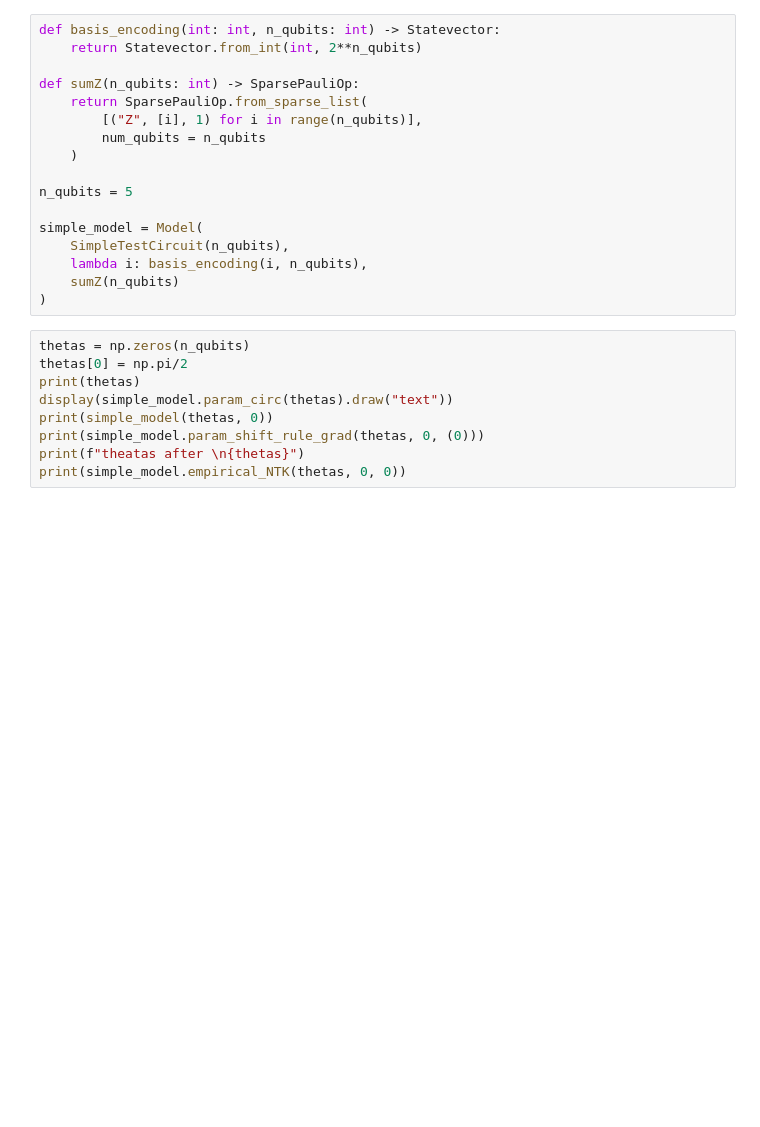
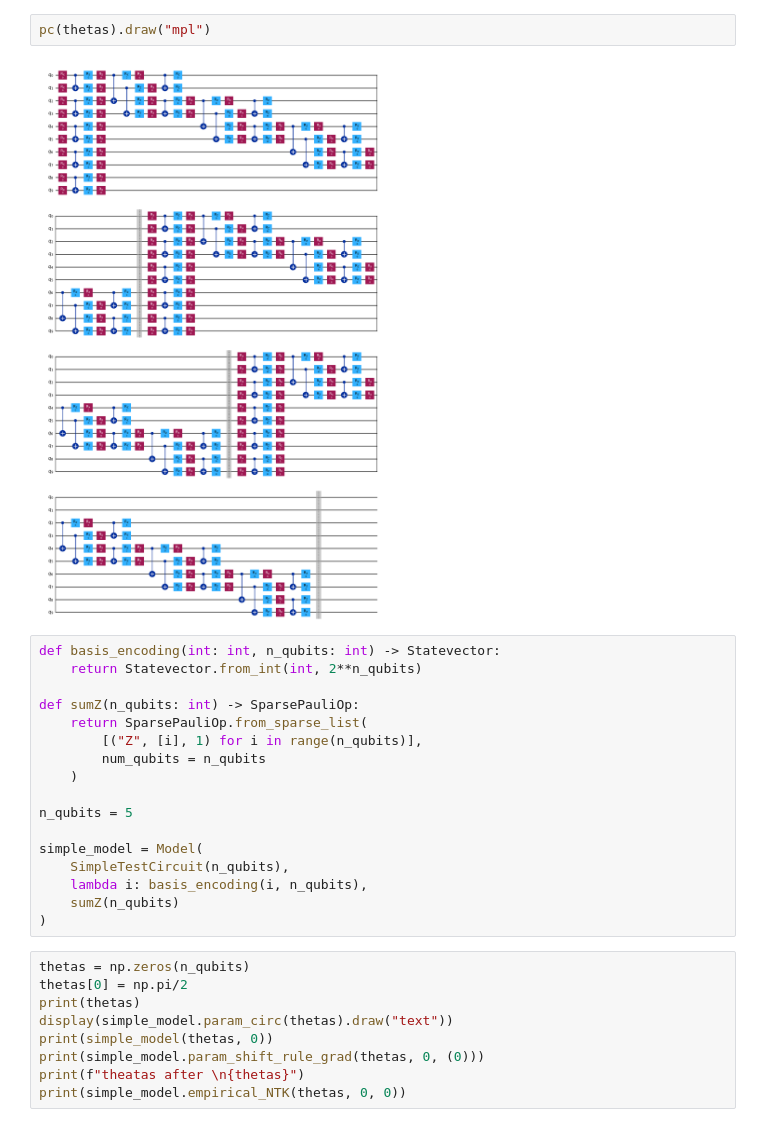
Before and after one commit to Bruno-Danti/CliffordNTK, a Jupyter notebook: 7.ipynb, the cells around one changed output. Saved outputs shown, nothing was run; the diff lists cells and outputs as text; blank space fills up the shorter version.

```diff
--- a/7.ipynb
+++ b/7.ipynb
@@ -88,3 +134,7 @@ class ConvolutionalQNN(ParametricCircuit):
+# %%
+pc(thetas).draw("mpl")
+# %% [output]
+[figure, added]
 # %%
 def basis_encoding(int: int, n_qubits: int) -> Statevector:
     return Statevector.from_int(int, 2**n_qubits)
```
Also changed, not shown: parts of 2 cells of this notebook, 1 other file.
